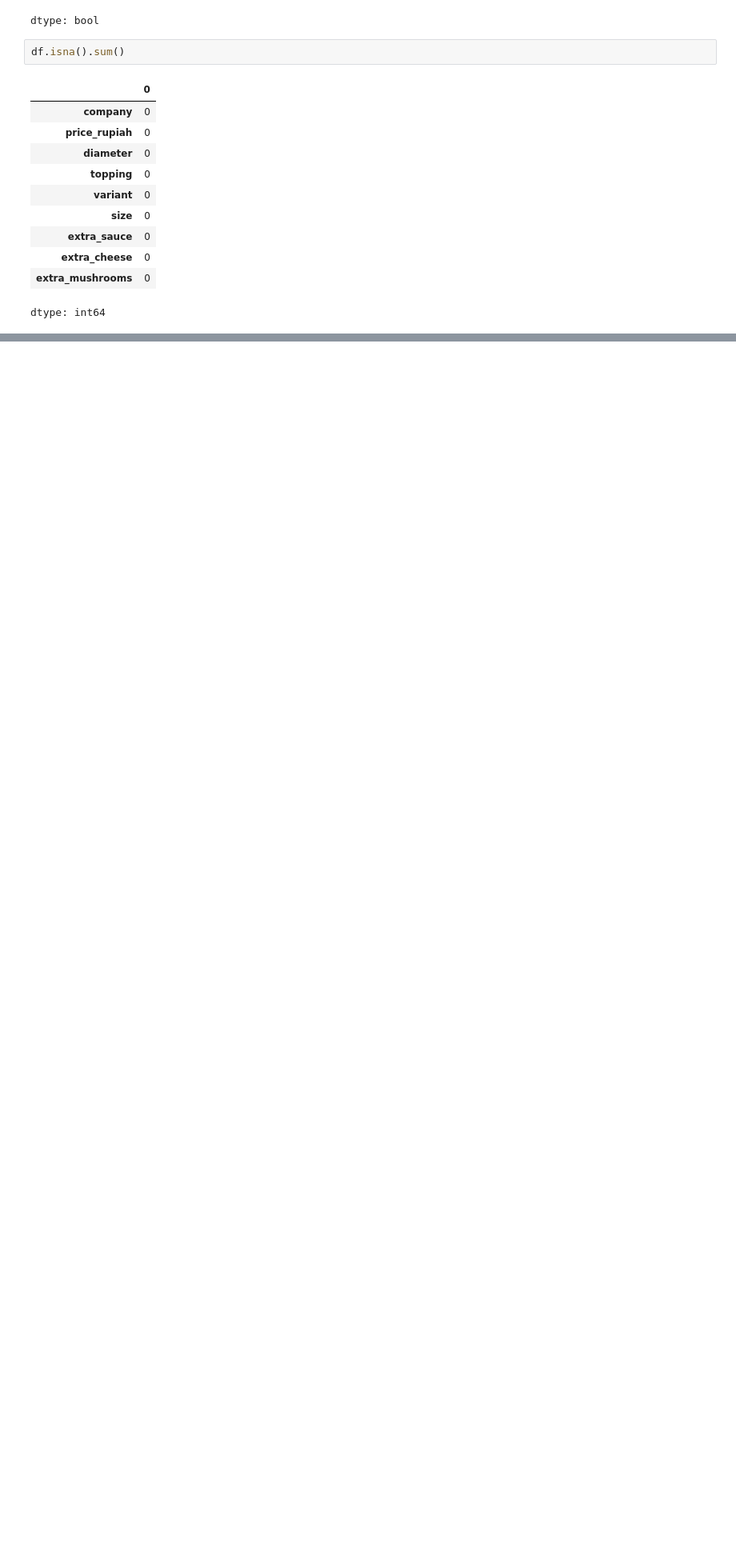
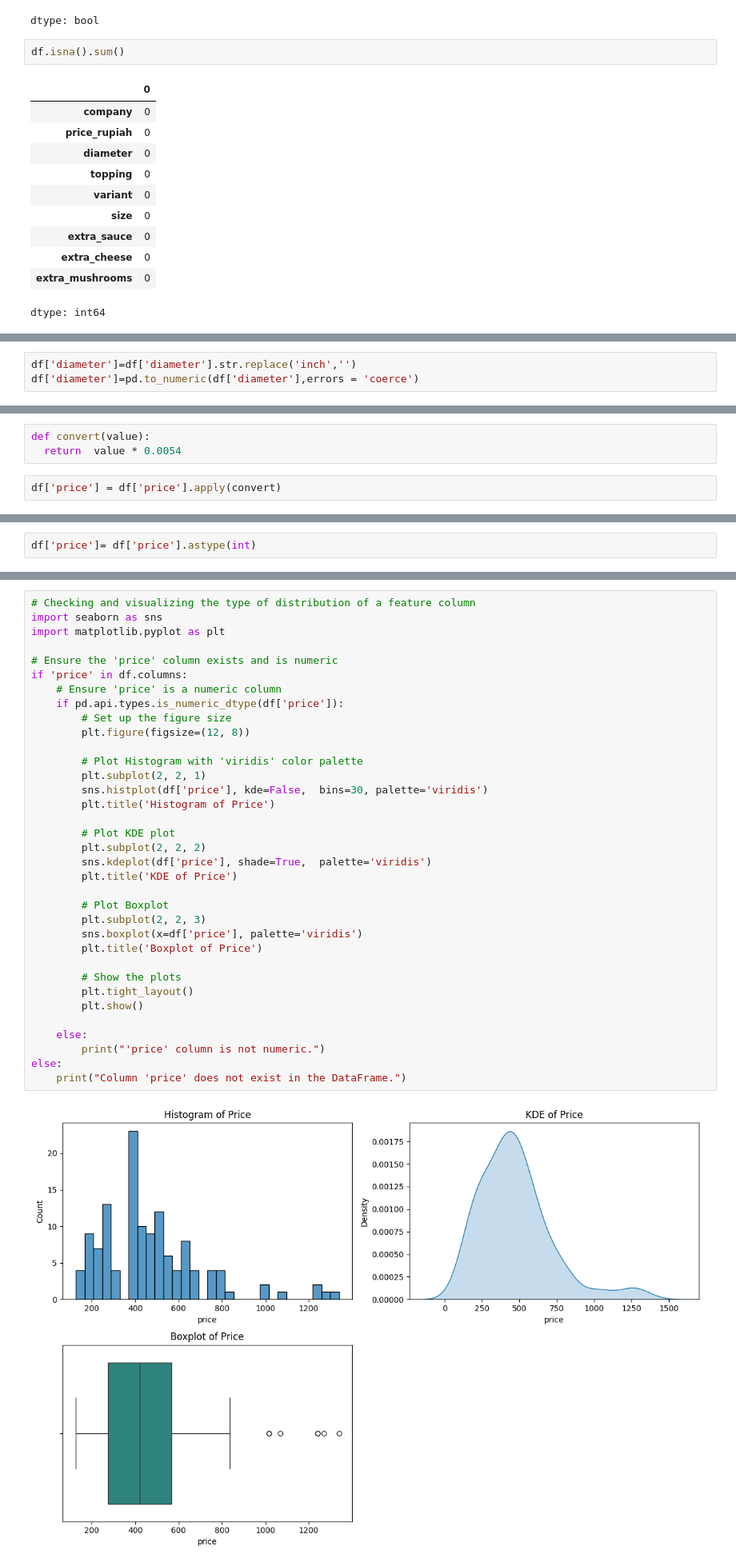
Before and after one commit to SurekhaBerlin/Pizza-price-prediction-using-ML, a Jupyter notebook: Pizza_Price_Prediction_using_Machine_Learning.ipynb, the cells around one changed output, grey strips where cells are left out. Shown at 80% size. Drawn from its saved outputs; the diff is of its cells as text; blank space fills up the shorter version.

```diff
--- a/Pizza_Price_Prediction_using_Machine_Learning.ipynb
+++ b/Pizza_Price_Prediction_using_Machine_Learning.ipynb
@@ -117,0 +162,3 @@ df.describe().T
+# %%
+df['diameter']=df['diameter'].str.replace('inch','')
+df['diameter']=pd.to_numeric(df['diameter'],errors = 'coerce')
@@ -117,0 +175,5 @@ df.describe().T
+# %%
+def convert(value):
+  return  value * 0.0054
+# %%
+df['price'] = df['price'].apply(convert)
@@ -117,0 +189,2 @@ df.describe().T
+# %%
+df['price']= df['price'].astype(int)
@@ -117,0 +206,37 @@ df.describe().T
+# %%
+# Checking and visualizing the type of distribution of a feature column
+import seaborn as sns
+import matplotlib.pyplot as plt
+
+# Ensure the 'price' column exists and is numeric
+if 'price' in df.columns:
+    # Ensure 'price' is a numeric column
+    if pd.api.types.is_numeric_dtype(df['price']):
+        # Set up the figure size
+        plt.figure(figsize=(12, 8))
+
+        # Plot Histogram with 'viridis' color palette
+        plt.subplot(2, 2, 1)
+        sns.histplot(df['price'], kde=False,  bins=30, palette='viridis')
+        plt.title('Histogram of Price')
+
+        # Plot KDE plot
+        plt.subplot(2, 2, 2)
+        sns.kdeplot(df['price'], shade=True,  palette='viridis')
+        plt.title('KDE of Price')
+
+        # Plot Boxplot
+        plt.subplot(2, 2, 3)
+        sns.boxplot(x=df['price'], palette='viridis')
+        plt.title('Boxplot of Price')
+
+        # Show the plots
+        plt.tight_layout()
+        plt.show()
+
+    else:
+        print("'price' column is not numeric.")
+else:
+    print("Column 'price' does not exist in the DataFrame.")
+# %% [output]
+[figure, added]
```
Also changed, not shown: parts of 25 cells of this notebook.
